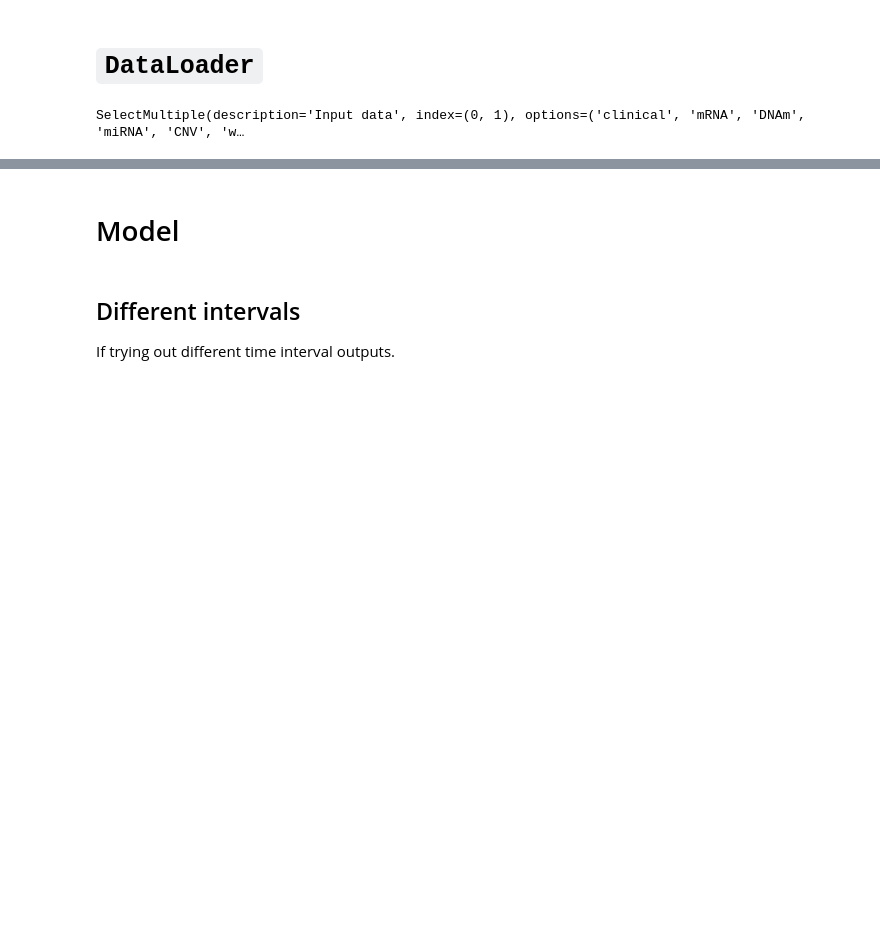
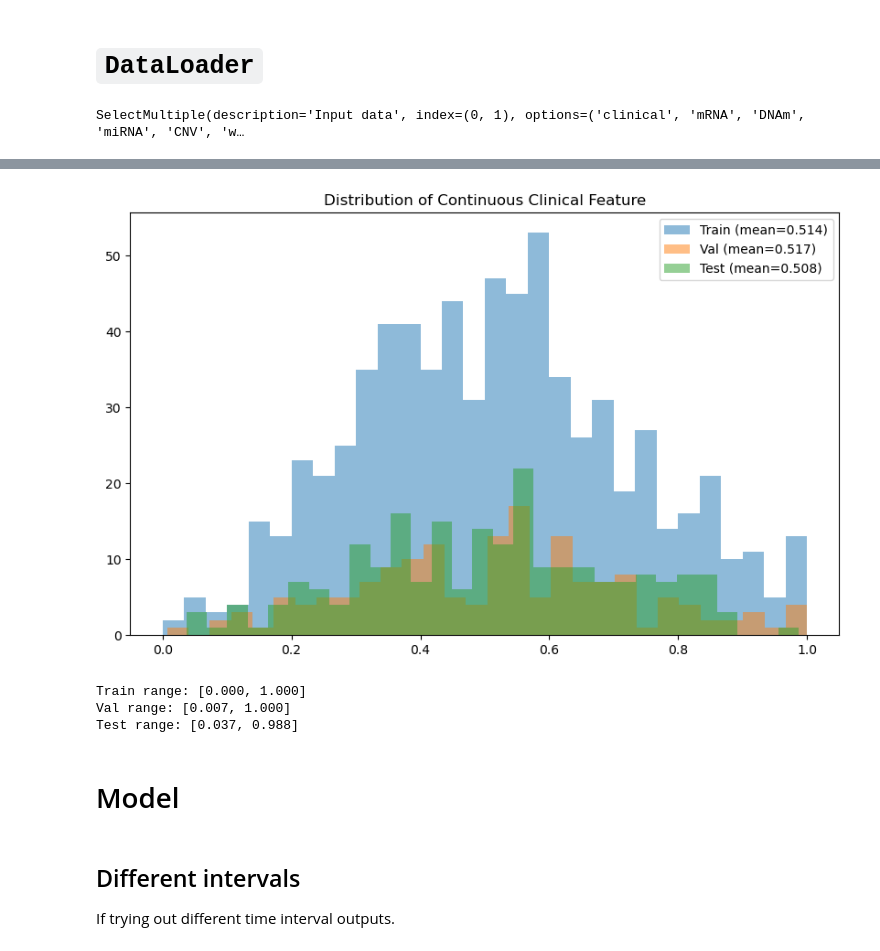
Before and after one commit to OriBesen-TAU/multisurv, a Jupyter notebook: model_training.ipynb, the cells around one changed output, grey strips where cells are left out. Cells and saved outputs as stored; diff of their text form; code cells hidden in the pictures; blank space fills up the shorter version.

```diff
--- a/model_training.ipynb
+++ b/model_training.ipynb
@@ -310,3 +341,38 @@ Batch size: 32
+# %%
+# 1. First, check the continuous feature distribution
+import numpy as np
+import matplotlib.pyplot as plt
+
+# Extract continuous feature values for all patients
+def get_continuous_feature(dataset):
+    values = []
+    for i in range(len(dataset)):
+        clinical_data = dataset[i][0]  # Get the data part
+        continuous_val = clinical_data['clinical'][1].item()  # The continuous feature
+        values.append(continuous_val)
+    return np.array(values)
+
+train_cont = get_continuous_feature(dataloaders['train'].dataset)
+val_cont = get_continuous_feature(dataloaders['val'].dataset)
+test_cont = get_continuous_feature(dataloaders['test'].dataset)
+
+# Plot distributions
+plt.figure(figsize=(10, 6))
+plt.hist(train_cont, alpha=0.5, label=f'Train (mean={train_cont.mean():.3f})', bins=30)
+plt.hist(val_cont, alpha=0.5, label=f'Val (mean={val_cont.mean():.3f})', bins=30)
+plt.hist(test_cont, alpha=0.5, label=f'Test (mean={test_cont.mean():.3f})', bins=30)
+plt.legend()
+plt.title('Distribution of Continuous Clinical Feature')
+plt.show()
+
+print(f"Train range: [{train_cont.min():.3f}, {train_cont.max():.3f}]")
+print(f"Val range: [{val_cont.min():.3f}, {val_cont.max():.3f}]")
+print(f"Test range: [{test_cont.min():.3f}, {test_cont.max():.3f}]")
+# %% [output]
+[figure, added]
+Train range: [0.000, 1.000]
+Val range: [0.007, 1.000]
+Test range: [0.037, 0.988]
 # %% [markdown]
 # Model
 # %% [markdown]
```
Also changed, not shown: parts of 24 cells of this notebook, 8 other files.
